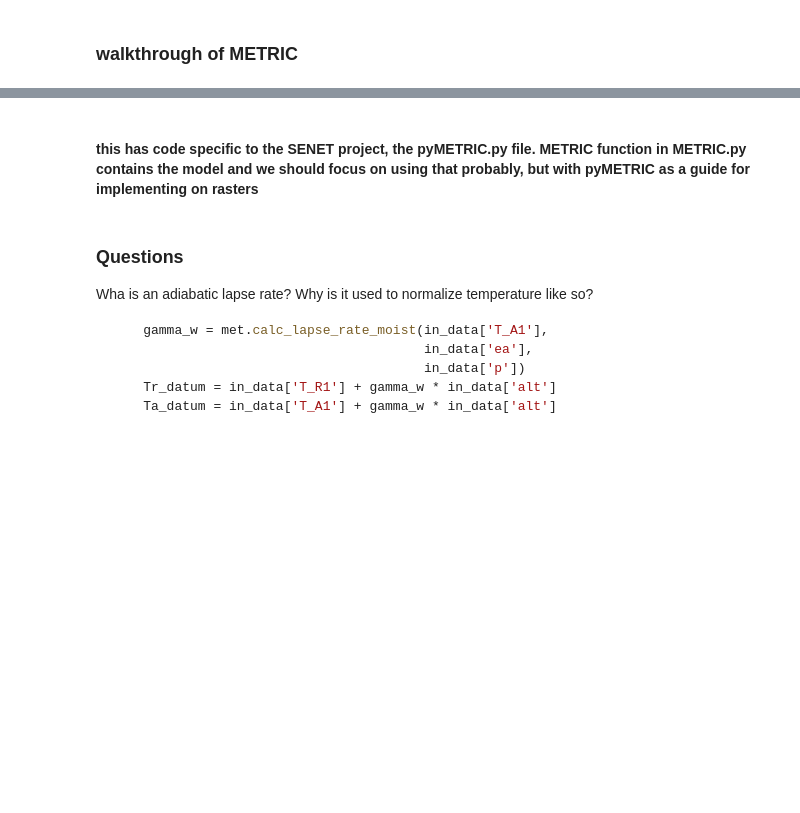
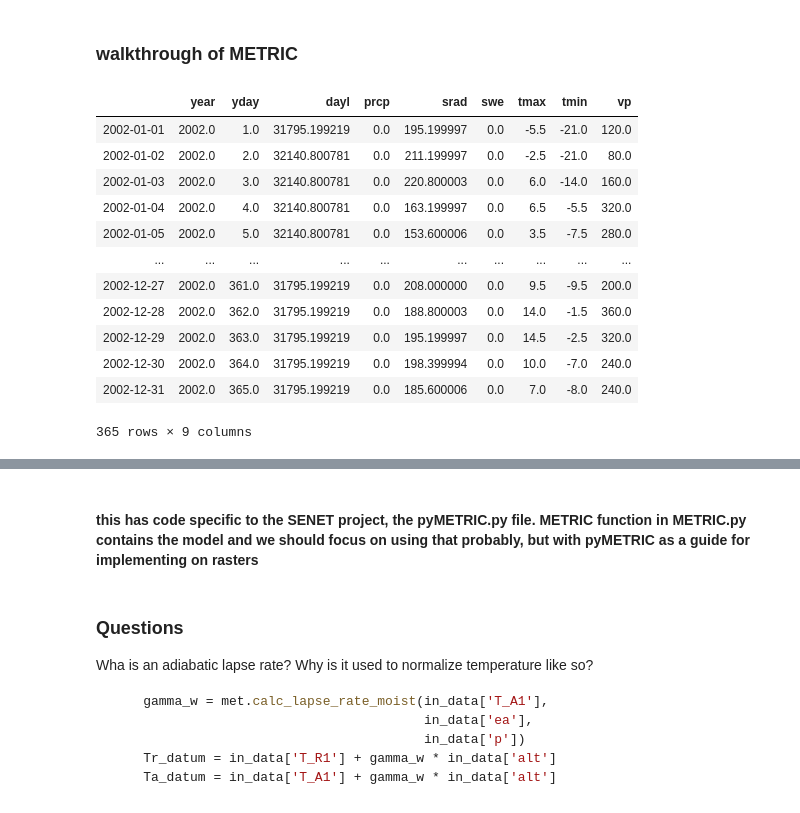
Before and after one commit to ecohydro/Mask_RCNN, a Jupyter notebook: notebooks/metric.ipynb, the cells around one changed output, grey strips where cells are left out. Saved outputs shown, nothing was run; the diff lists cells and outputs as text; code cells hidden in the pictures; blank space fills up the shorter version.

```diff
--- a/notebooks/metric.ipynb
+++ b/notebooks/metric.ipynb
@@ -4,0 +55,16 @@
+# %%
+aoi_met
+# %% [output]
+|  | year | yday | dayl | prcp | srad | swe | tmax | tmin | vp |
+| 2002-01-01 | 2002.0 | 1.0 | 31795.199219 | 0.0 | 195.199997 | 0.0 | -5.5 | -21.0 | 120.0 |
+| 2002-01-02 | 2002.0 | 2.0 | 32140.800781 | 0.0 | 211.199997 | 0.0 | -2.5 | -21.0 | 80.0 |
+| 2002-01-03 | 2002.0 | 3.0 | 32140.800781 | 0.0 | 220.800003 | 0.0 | 6.0 | -14.0 | 160.0 |
+| 2002-01-04 | 2002.0 | 4.0 | 32140.800781 | 0.0 | 163.199997 | 0.0 | 6.5 | -5.5 | 320.0 |
+| 2002-01-05 | 2002.0 | 5.0 | 32140.800781 | 0.0 | 153.600006 | 0.0 | 3.5 | -7.5 | 280.0 |
+| ... | ... | ... | ... | ... | ... | ... | ... | ... | ... |
+| 2002-12-27 | 2002.0 | 361.0 | 31795.199219 | 0.0 | 208.000000 | 0.0 | 9.5 | -9.5 | 200.0 |
+| 2002-12-28 | 2002.0 | 362.0 | 31795.199219 | 0.0 | 188.800003 | 0.0 | 14.0 | -1.5 | 360.0 |
+| 2002-12-29 | 2002.0 | 363.0 | 31795.199219 | 0.0 | 195.199997 | 0.0 | 14.5 | -2.5 | 320.0 |
+| 2002-12-30 | 2002.0 | 364.0 | 31795.199219 | 0.0 | 198.399994 | 0.0 | 10.0 | -7.0 | 240.0 |
+| 2002-12-31 | 2002.0 | 365.0 | 31795.199219 | 0.0 | 185.600006 | 0.0 | 7.0 | -8.0 | 240.0 |
+365 rows × 9 columns
```
Also changed, not shown: parts of 18 cells of this notebook.
